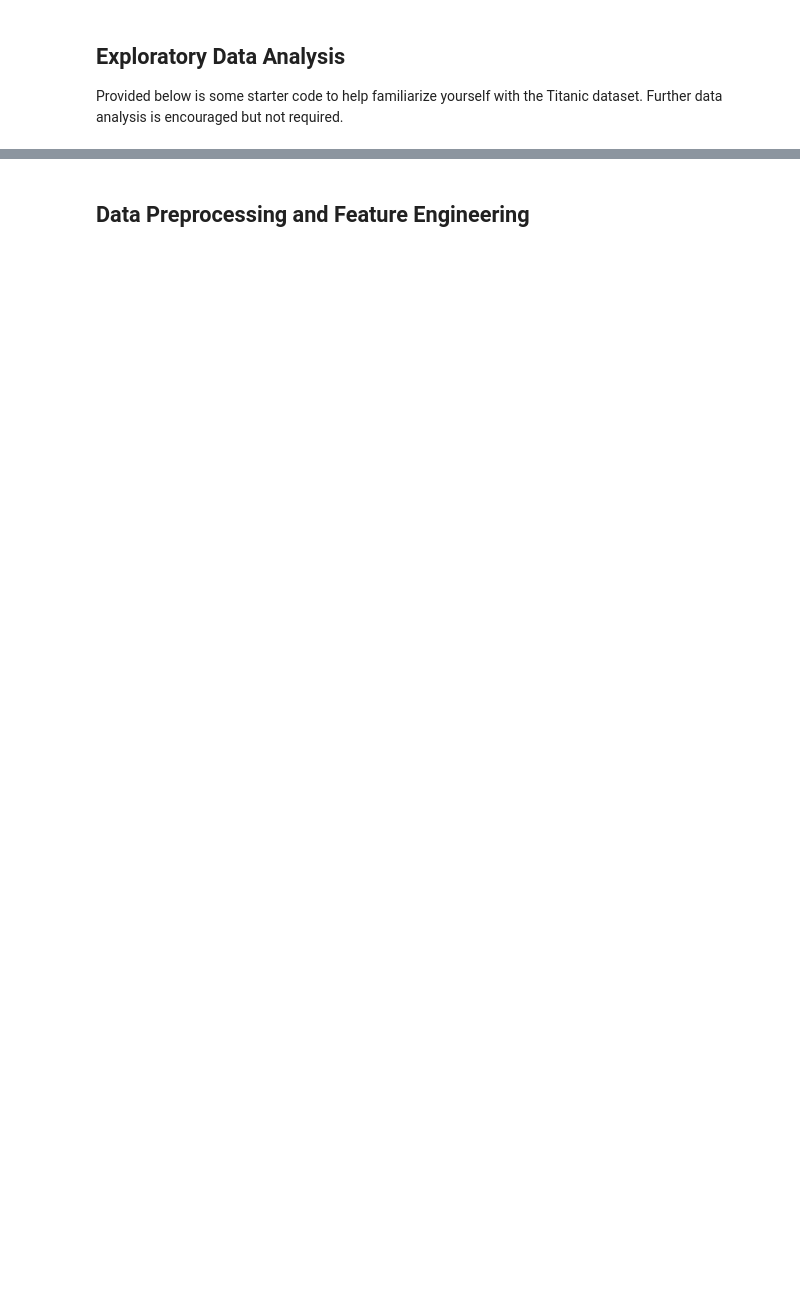
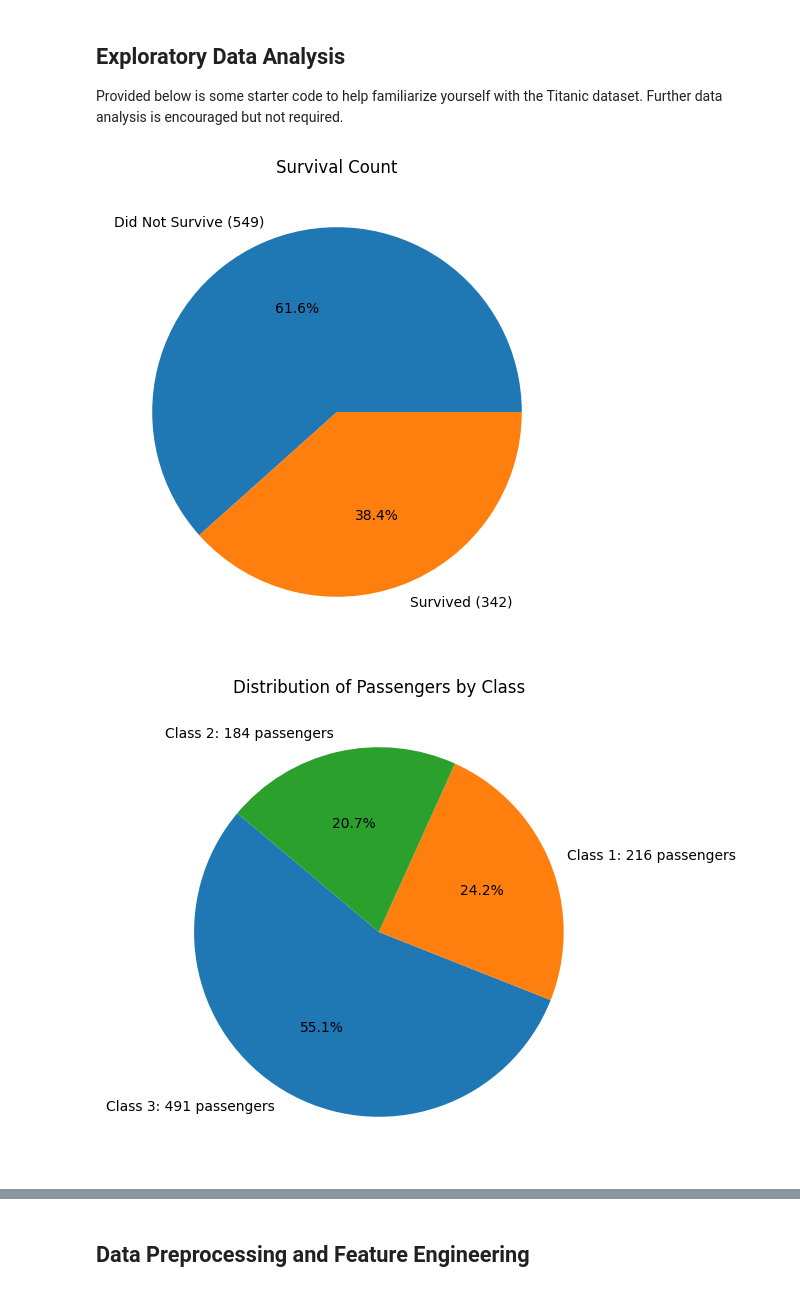
Before and after one commit to rosaha-hash/MDST-Onboarding, a Jupyter notebook: Optional-Challenges/DL/titanic.ipynb, the cells around one changed output, grey strips where cells are left out. Cells and saved outputs as stored; diff of their text form; code cells hidden in the pictures; blank space fills up the shorter version.

```diff
--- a/Optional-Challenges/DL/titanic.ipynb
+++ b/Optional-Challenges/DL/titanic.ipynb
@@ -53,52 +53,55 @@ df.head()
 # Uncomment code to see output
 ##############################
 
-# df.shape
-# df.isna().sum()
-# df.describe()
+df.shape
+df.isna().sum()
+df.describe()
 
-## Pie Chart for Survived
-# plt.figure(figsize=(8, 6))
-# plt.pie(df["survived"].value_counts(), labels=[f"Did Not Survive ({df.shape[0]-df['survived'].sum()})", f"Survived ({df['survived'].sum()})"], autopct='%1.1f%%')
-# plt.title('Survival Count')
-# plt.show()
+#Pie Chart for Survived
+plt.figure(figsize=(8, 6))
+plt.pie(df["survived"].value_counts(), labels=[f"Did Not Survive ({df.shape[0]-df['survived'].sum()})", f"Survived ({df['survived'].sum()})"], autopct='%1.1f%%')
+plt.title('Survival Count')
+plt.show()
 
-## Pie Chart for Pclass
-# pclass_counts = df['pclass'].value_counts()
-# labels = [f'Class {cls}: {count} passengers' for cls, count in zip(pclass_counts.index, pclass_counts.values)]
-# plt.figure(figsize=(8, 6))
-# plt.pie(pclass_counts, labels=labels, autopct='%1.1f%%', startangle=140)
-# plt.title('Distribution of Passengers by Class')
-# plt.show()
+#Pie Chart for Pclass
+pclass_counts = df['pclass'].value_counts()
+labels = [f'Class {cls}: {count} passengers' for cls, count in zip(pclass_counts.index, pclass_counts.values)]
+plt.figure(figsize=(8, 6))
+plt.pie(pclass_counts, labels=labels, autopct='%1.1f%%', startangle=140)
+plt.title('Distribution of Passengers by Class')
+plt.show()
 
 ## Distribution of Age
-# plt.figure(figsize=(10, 6))
-# sns.histplot(df['age'].dropna(), kde=True, bins=30, color='blue')
-# plt.title('Age Distribution of Passengers')
-# plt.xlabel('Age')
-# plt.ylabel('Frequency')
-# plt.show()
+plt.figure(figsize=(10, 6))
+sns.histplot(df['age'].dropna(), kde=True, bins=30, color='blue')
+plt.title('Age Distribution of Passengers')
+plt.xlabel('Age')
+plt.ylabel('Frequency')
+plt.show()
 
 ## Survival by Sex
 # plt.figure(figsize=(8, 6))
 # sns.countplot(x='sex', hue='survived', data=df, palette='Set1')
 # plt.title('Survival by Sex')
 # plt.xlabel('Sex')
 # plt.ylabel('Count')
 # plt.show()
 
 ## Survival by Passenger Class
 # plt.figure(figsize=(8, 6))
 # sns.countplot(x='pclass', hue='survived', data=df, palette='Set2')
 # plt.title('Survival by Passenger Class')
 # plt.xlabel('Passenger Class')
 # plt.ylabel('Count')
 # plt.show()
 
 ## Survival by Embark Town
 # plt.figure(figsize=(8, 6))
 # sns.countplot(x='embark_town', hue='survived', data=df, palette='Set1')
 # plt.title('Survival by Embarkation Town')
 # plt.xlabel('Embarkation Town')
 # plt.ylabel('Count')
 # plt.show()
+# %% [output]
+[figure, added]
+[figure, added]
```
Also changed, not shown: parts of 9 cells of this notebook, 2 other files.
